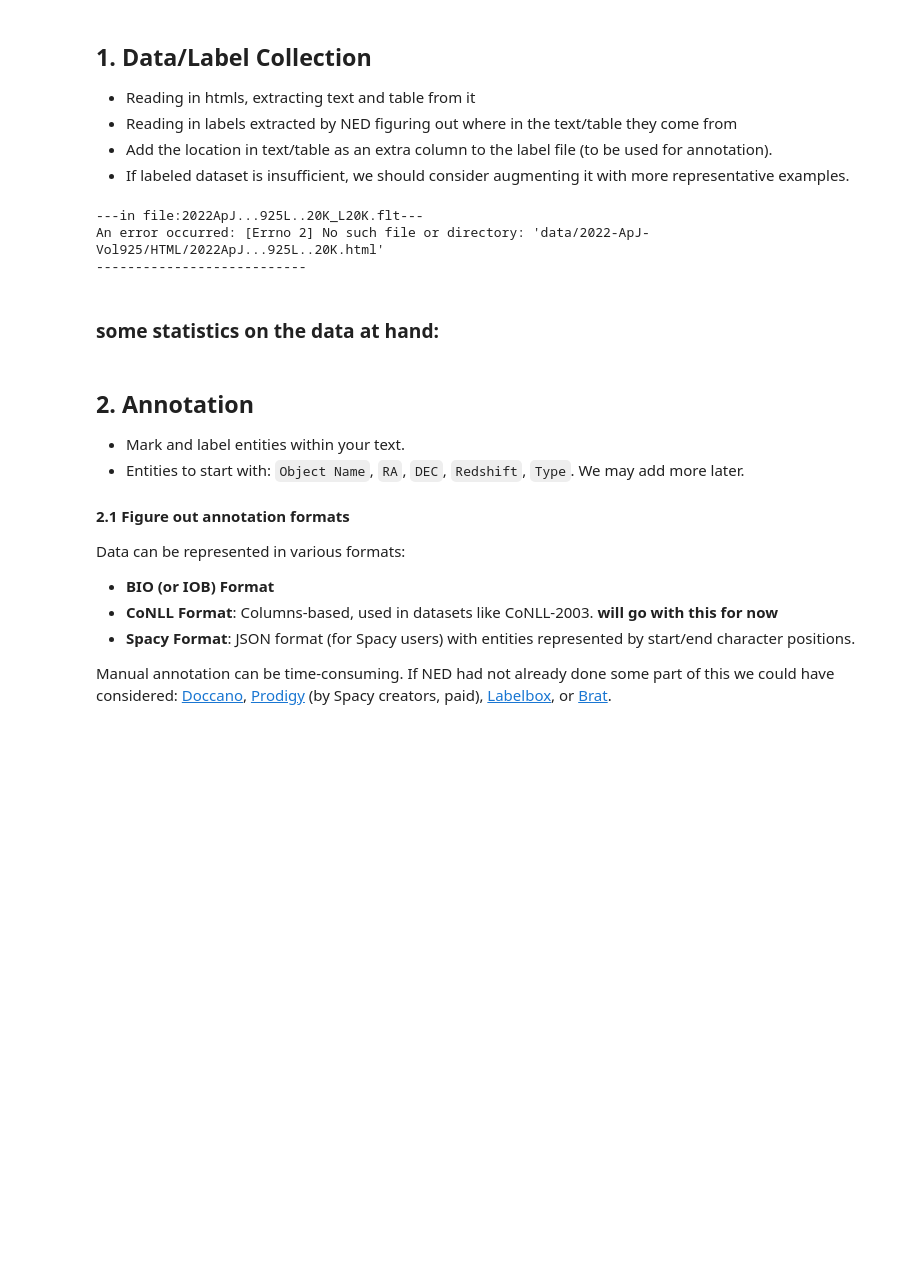
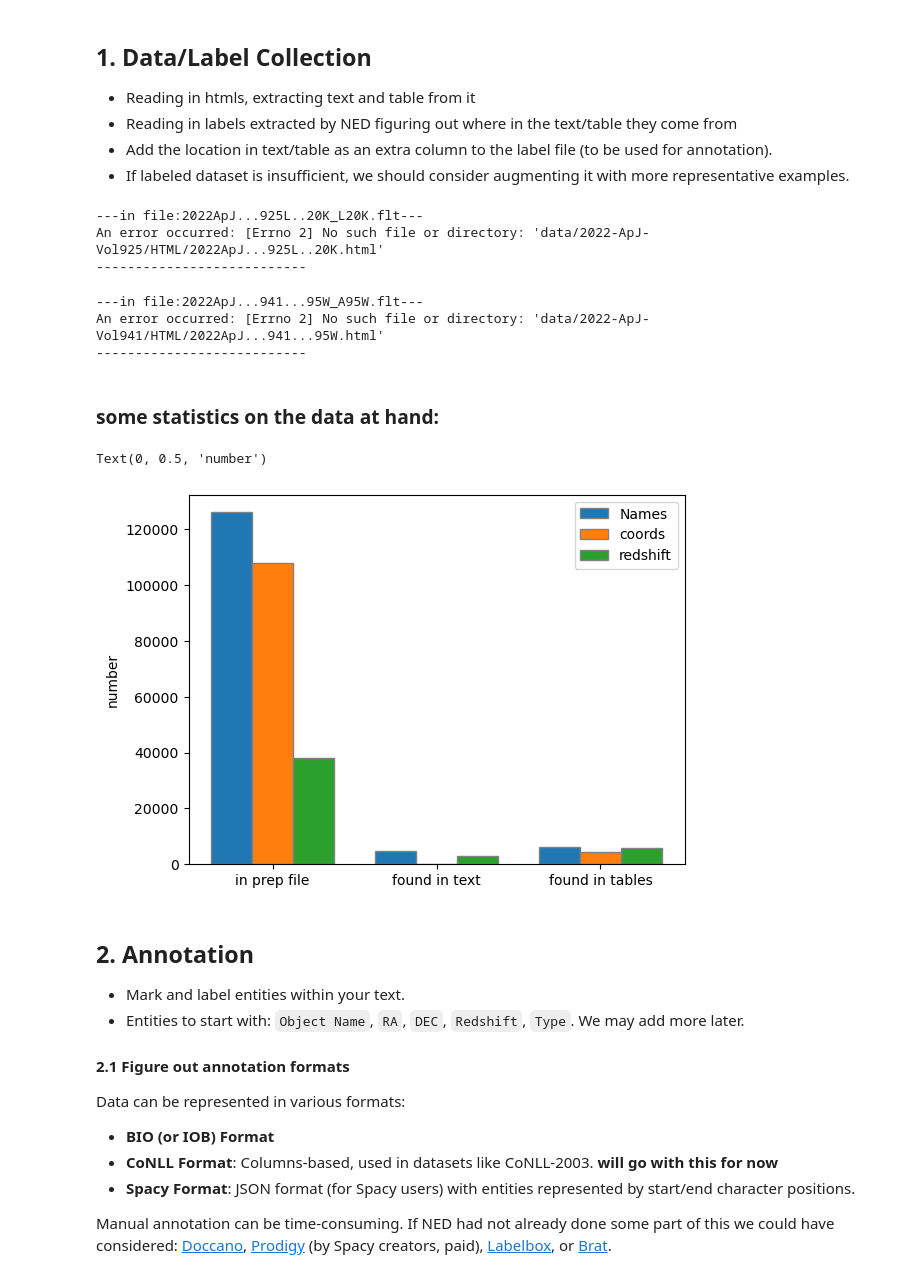
Before and after one commit to xoubish/NEDAI, a Jupyter notebook: dataprep_NER.ipynb, the cells around one changed output. Drawn from its saved outputs; the diff is of its cells as text; code cells hidden in the pictures; blank space fills up the shorter version.

```diff
--- a/dataprep_NER.ipynb
+++ b/dataprep_NER.ipynb
@@ -138,6 +138,7 @@ for prepfilename in tqdm(os.listdir(directory)):
 
             #find where in section texts or table the labeled data are mentioned
             df = add_location_columns(labeldf,texts,tables,colname='ap_name1')
+            df = add_location_columns(labeldf,texts,tables,colname='name1')
             df = add_location_columns(labeldf,texts,tables,colname='vz1')
             df = add_location_columns(labeldf,texts,tables,colname='coordx1')
             df = add_location_columns(labeldf,texts,tables,colname='coordy1')
@@ -152,3 +153,6 @@ for prepfilename in tqdm(os.listdir(directory)):
 ---in file:2022ApJ...925L..20K_L20K.flt---
 An error occurred: [Errno 2] No such file or directory: 'data/2022-ApJ-Vol925/HTML/2022ApJ...925L..20K.html'
 ---------------------------
+---in file:2022ApJ...941...95W_A95W.flt---
+An error occurred: [Errno 2] No such file or directory: 'data/2022-ApJ-Vol941/HTML/2022ApJ...941...95W.html'
+---------------------------
@@ -251,3 +161,72 @@ plot_pie_chart(counts)
+# %%
+import matplotlib.pyplot as plt
+import os
+import pandas as pd
+import numpy as np
+def count_rows_in_column(folder_path: str, column_name: str) -> int:
+    """
+    Counts non-empty rows in a specified column across all CSV files in a given folder.
+
+    Args:
+    - folder_path (str): Path to the folder containing CSV files.
+    - column_name (str): Name of the column to count non-empty rows for.
+
+    Returns:
+    - int: Total count of non-empty rows for the specified column across all CSV files.
+    """
+
+    total_count = 0
+
+    # Loop over all files in the folder
+    for filename in os.listdir(folder_path):
+        # Check if the file is a CSV
+        if filename.endswith('.csv'):
+            filepath = os.path.join(folder_path, filename)
+            try:
+                # Read the CSV file into a DataFrame
+                df = pd.read_csv(filepath)
+
+                # Check if the column exists
+                if column_name in df.columns:
+                    # Count non-empty rows (assuming NaN as empty)
+                    count = df[column_name].count()
+                    total_count += count
+
+            except Exception as e:
+                print(f"Error reading {filename}: {e}")
+
+    return total_count
+
+labdir = 'data/lable_locations/'
+# Columns you are interested in
+coln = ['ap_name1', 'ap_name1_Loc_in_text','ap_name1_Loc_in_table']
+colz = ['vz1', 'vz1_Loc_in_text','vz1_Loc_in_table']
+colx = ['coordx1', 'coordx1_Loc_in_text','coordx1_Loc_in_table']
+
+ncounts,zcounts,xcounts = [],[],[]
+for c in range(len(coln)):
+    ncounts.append(count_rows_in_column(labdir,coln[c]))
+    xcounts.append(count_rows_in_column(labdir,colx[c]))
+    zcounts.append(count_rows_in_column(labdir,colz[c]))
+
+# Bar width and positions
+barWidth = 0.25
+r1 = np.arange(len(ncounts))
+r2 = [x + barWidth for x in r1]
+r3 = [x + barWidth for x in r2]
+
+# Create bars
+plt.bar(r1, ncounts, width=barWidth, edgecolor='grey', label='Names')
+plt.bar(r2, xcounts, width=barWidth, edgecolor='grey', label='coords')
+plt.bar(r3, zcounts, width=barWidth, edgecolor='grey', label='redshift')
+labels = ['in prep file','found in text','found in tables']
+# Title & subtitle
+plt.xticks([r + barWidth for r in range(len(ncounts))], labels)
+plt.legend()
+plt.ylabel('number')
+# %% [output]
+Text(0, 0.5, 'number')
+[figure, added]
 # %% [markdown]
 ## 2. **Annotation**
 - Mark and label entities within your text.
```
Also changed, not shown: parts of 3 cells of this notebook, 1 other file.
